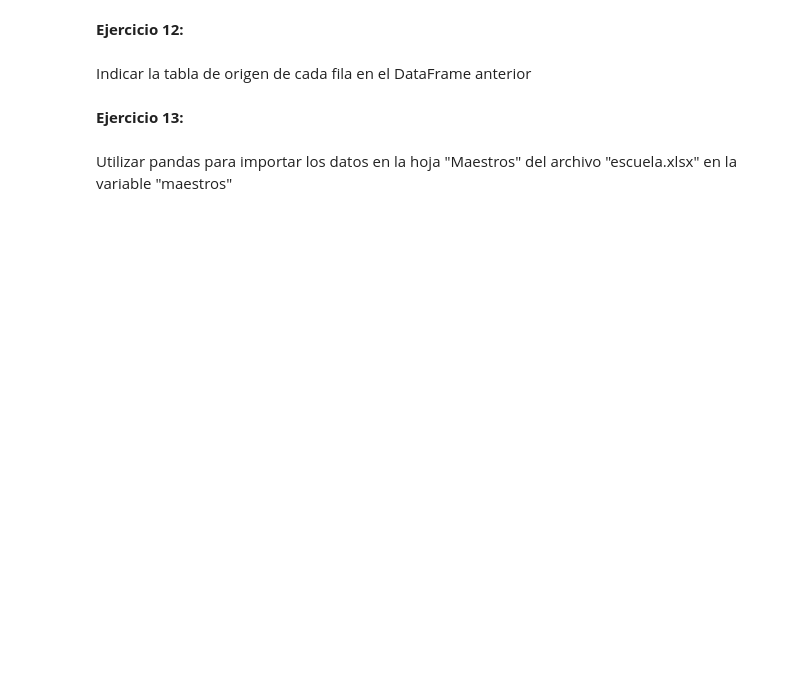
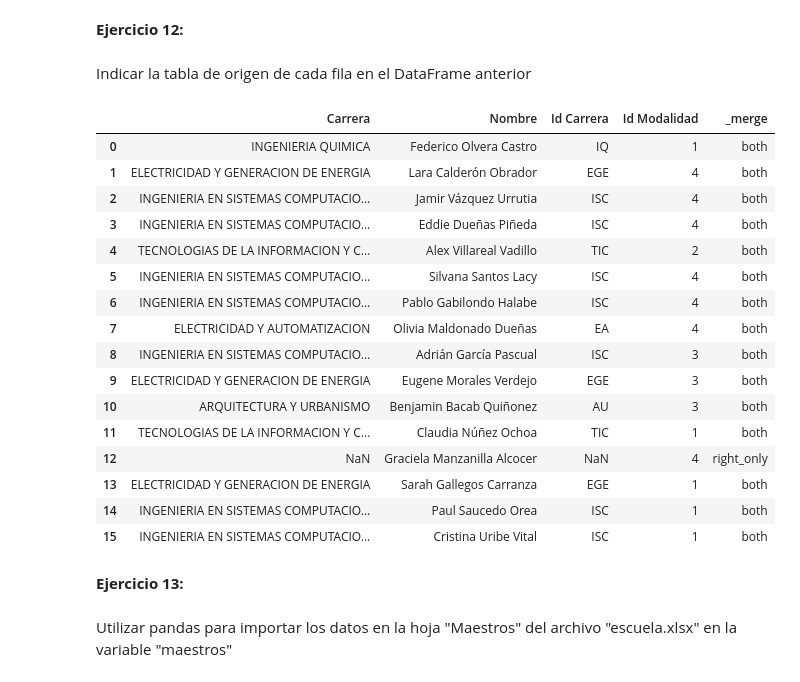
Before and after one commit to alcazarpedro/project_numpy_pandas, a Jupyter notebook: pandas_dtascience/4_Merge/Merge 24 ejercicios.ipynb, the cells around one changed output. Saved outputs shown, nothing was run; the diff lists cells and outputs as text; code cells hidden in the pictures; blank space fills up the shorter version.

Commit message:
terminamos los ejercicios de repaso de merge

```diff
--- a/pandas_dtascience/4_Merge/Merge 24 ejercicios.ipynb
+++ b/pandas_dtascience/4_Merge/Merge 24 ejercicios.ipynb
@@ -222,6 +333,26 @@ Utilizar la funcion merge para unir los DataFrame "carreras" y "alumnos", para c
 __Ejercicio 12:__
 # %% [markdown]
 Indicar la tabla de origen de cada fila en el DataFrame anterior
+# %%
+pd.merge(Carreras,Alumnos,left_on="Clave",right_on="Id Carrera",how="right",indicator=True)
+# %% [output]
+|  | Carrera | Nombre | Id Carrera | Id Modalidad | _merge |
+| 0 | INGENIERIA QUIMICA | Federico Olvera Castro | IQ | 1 | both |
+| 1 | ELECTRICIDAD Y GENERACION DE ENERGIA | Lara Calderón Obrador | EGE | 4 | both |
+| 2 | INGENIERIA EN SISTEMAS COMPUTACIO... | Jamir Vázquez Urrutia | ISC | 4 | both |
+| 3 | INGENIERIA EN SISTEMAS COMPUTACIO... | Eddie Dueñas Piñeda | ISC | 4 | both |
+| 4 | TECNOLOGIAS DE LA INFORMACION Y C... | Alex Villareal Vadillo | TIC | 2 | both |
+| 5 | INGENIERIA EN SISTEMAS COMPUTACIO... | Silvana Santos Lacy | ISC | 4 | both |
+| 6 | INGENIERIA EN SISTEMAS COMPUTACIO... | Pablo Gabilondo Halabe | ISC | 4 | both |
+| 7 | ELECTRICIDAD Y AUTOMATIZACION | Olivia Maldonado Dueñas | EA | 4 | both |
+| 8 | INGENIERIA EN SISTEMAS COMPUTACIO... | Adrián García Pascual | ISC | 3 | both |
+| 9 | ELECTRICIDAD Y GENERACION DE ENERGIA | Eugene Morales Verdejo | EGE | 3 | both |
+| 10 | ARQUITECTURA Y URBANISMO | Benjamin Bacab Quiñonez | AU | 3 | both |
+| 11 | TECNOLOGIAS DE LA INFORMACION Y C... | Claudia Núñez Ochoa | TIC | 1 | both |
+| 12 | NaN | Graciela Manzanilla Alcocer | NaN | 4 | right_only |
+| 13 | ELECTRICIDAD Y GENERACION DE ENERGIA | Sarah Gallegos Carranza | EGE | 1 | both |
+| 14 | INGENIERIA EN SISTEMAS COMPUTACIO... | Paul Saucedo Orea | ISC | 1 | both |
+| 15 | INGENIERIA EN SISTEMAS COMPUTACIO... | Cristina Uribe Vital | ISC | 1 | both |
 # %% [markdown]
 __Ejercicio 13:__
 # %% [markdown]
```
Also changed, not shown: parts of 19 cells of this notebook.
